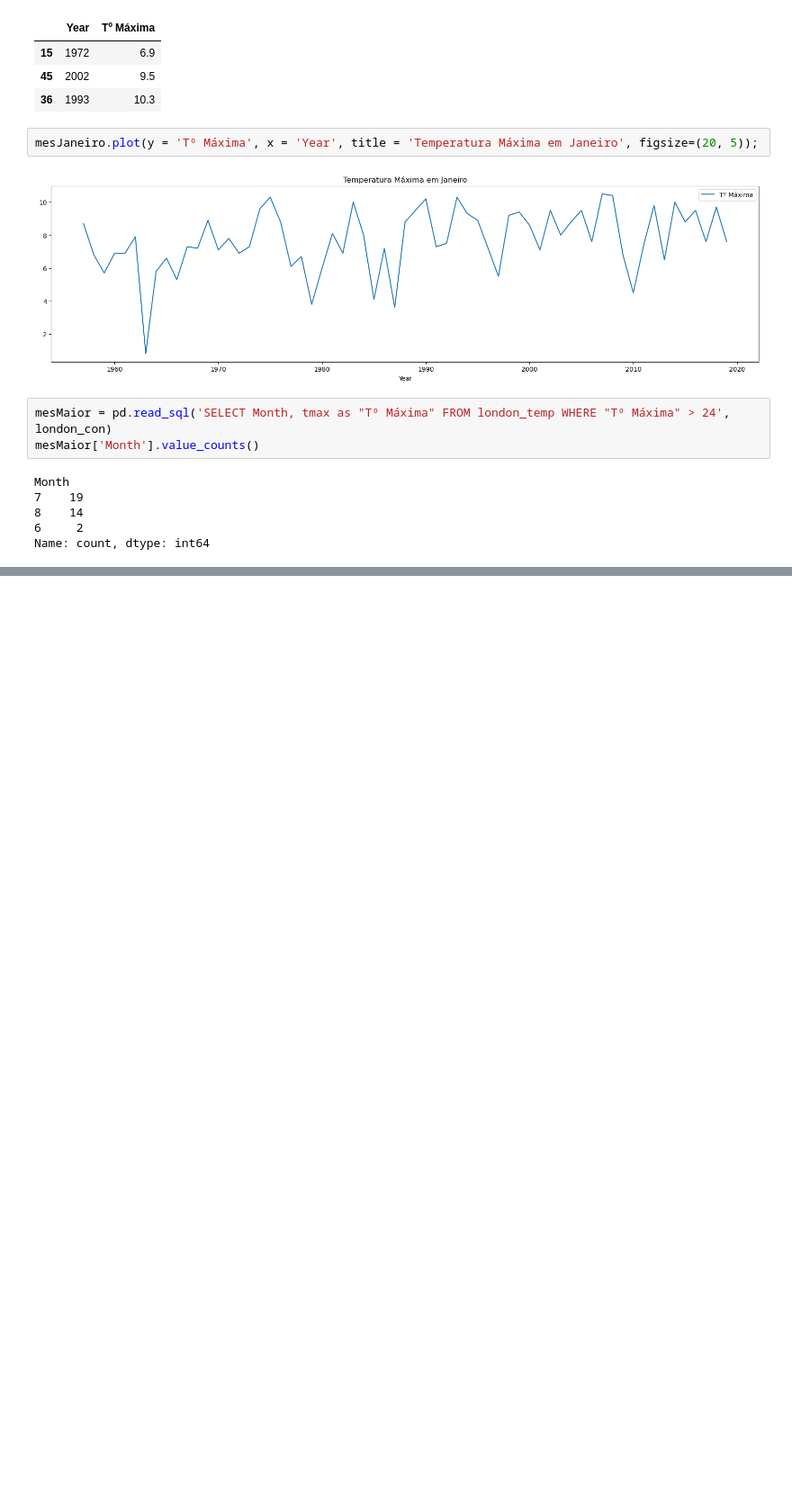
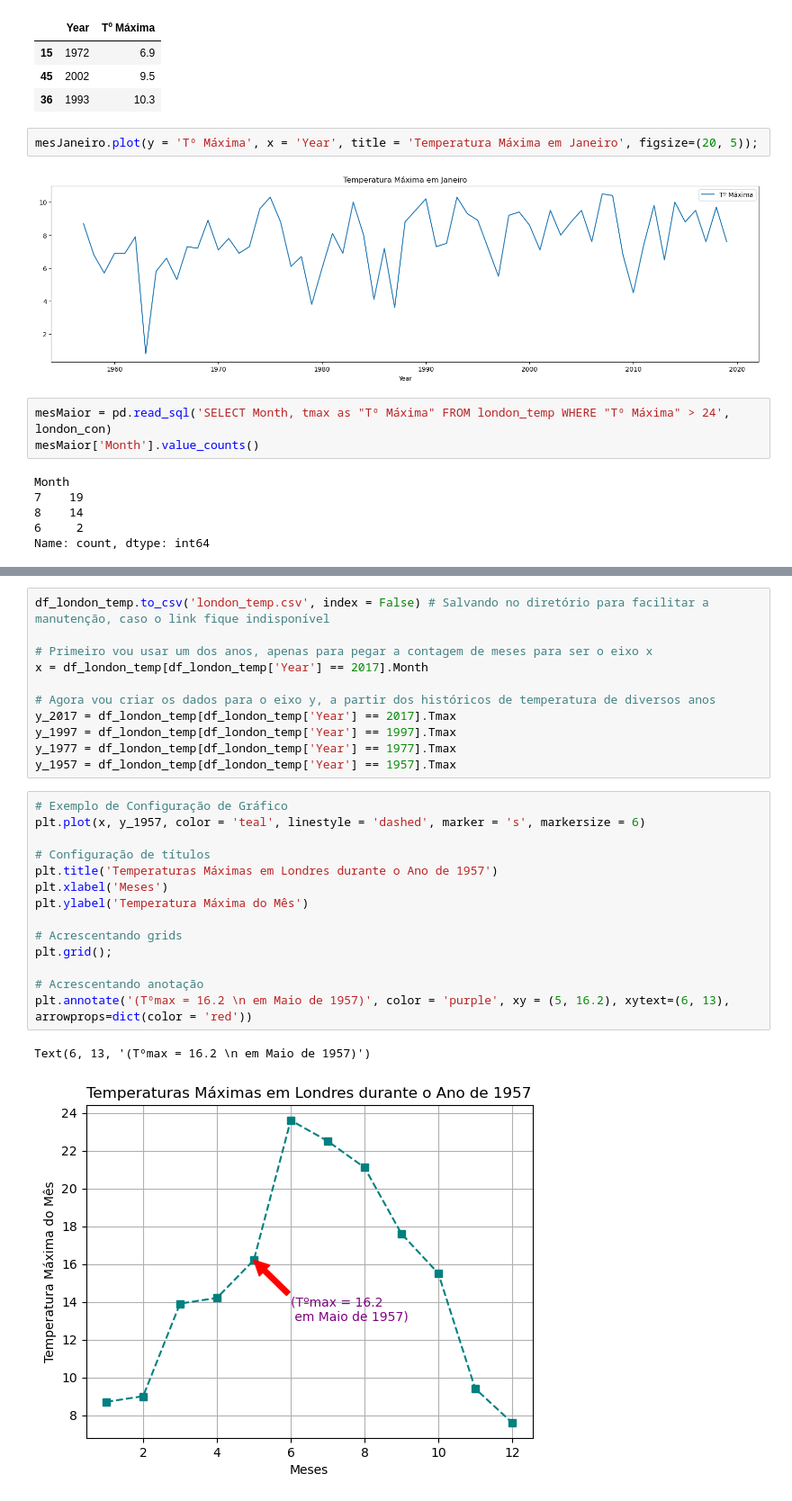
Before and after one commit to vbs-matheus/PosGraduacao-EngDados, a Jupyter notebook: 03_Python_para_Engenharia_de_Dados/aulas_praticas/unidade_02.ipynb, the cells around one changed output, grey strips where cells are left out. Shown at 90% size. Cells and saved outputs as stored; diff of their text form; blank space fills up the shorter version.

```diff
--- a/03_Python_para_Engenharia_de_Dados/aulas_praticas/unidade_02.ipynb
+++ b/03_Python_para_Engenharia_de_Dados/aulas_praticas/unidade_02.ipynb
@@ -619,0 +661,28 @@ Name: count, dtype: int64
+# %%
+df_london_temp.to_csv('london_temp.csv', index = False) # Salvando no diretório para facilitar a manutenção, caso o link fique indisponível
+
+# Primeiro vou usar um dos anos, apenas para pegar a contagem de meses para ser o eixo x
+x = df_london_temp[df_london_temp['Year'] == 2017].Month
+
+# Agora vou criar os dados para o eixo y, a partir dos históricos de temperatura de diversos anos
+y_2017 = df_london_temp[df_london_temp['Year'] == 2017].Tmax
+y_1997 = df_london_temp[df_london_temp['Year'] == 1997].Tmax
+y_1977 = df_london_temp[df_london_temp['Year'] == 1977].Tmax
+y_1957 = df_london_temp[df_london_temp['Year'] == 1957].Tmax
+# %%
+# Exemplo de Configuração de Gráfico
+plt.plot(x, y_1957, color = 'teal', linestyle = 'dashed', marker = 's', markersize = 6)
+
+# Configuração de títulos
+plt.title('Temperaturas Máximas em Londres durante o Ano de 1957')
+plt.xlabel('Meses')
+plt.ylabel('Temperatura Máxima do Mês')
+
+# Acrescentando grids
+plt.grid();
+
+# Acrescentando anotação
+plt.annotate('(Tºmax = 16.2 \n em Maio de 1957)', color = 'purple', xy = (5, 16.2), xytext=(6, 13), arrowprops=dict(color = 'red'))
+# %% [output]
+Text(6, 13, '(Tºmax = 16.2 \n em Maio de 1957)')
+[figure, added]
```
Also changed, not shown: parts of 21 cells of this notebook, 5 other files.
